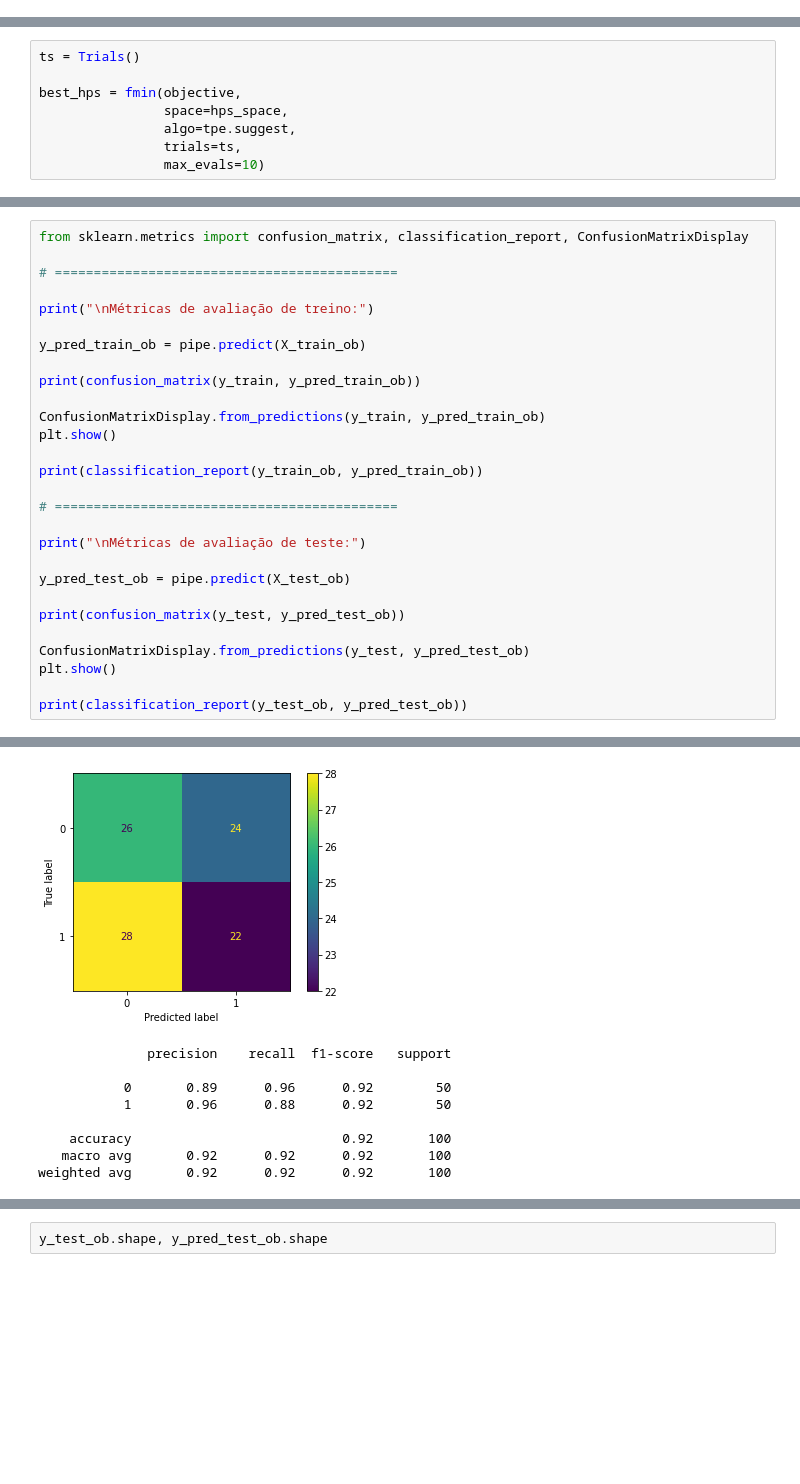
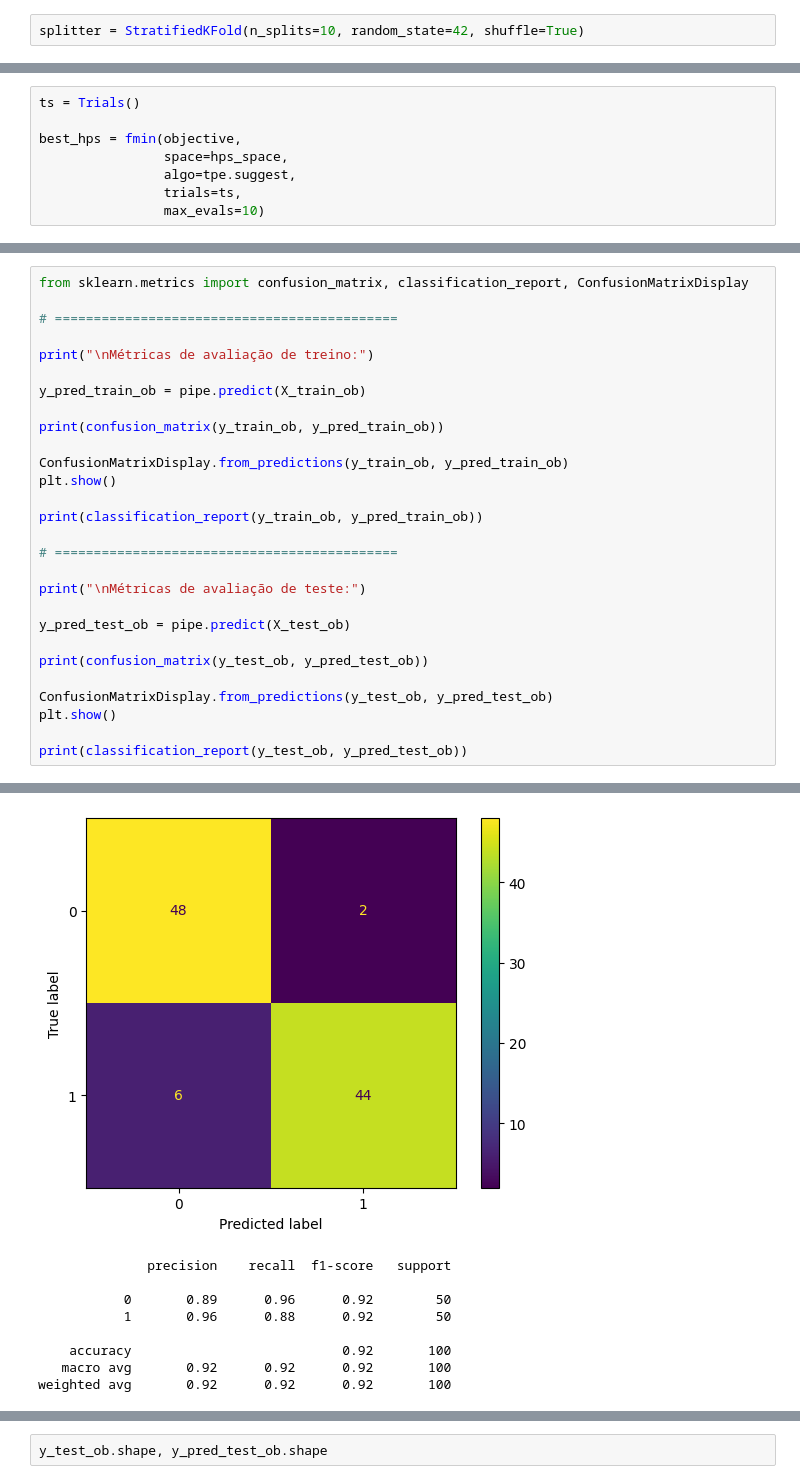
Before and after one commit to fabiobarreto-ds/Machine-Learning---Rede-Neural, a Jupyter notebook: 11-Publicidade/11_publicidade_XGBClassifier_Keras.ipynb, the cells around one changed output, grey strips where cells are left out. Saved outputs shown, nothing was run; the diff lists cells and outputs as text; blank space fills up the shorter version.

```diff
--- a/11-Publicidade/11_publicidade_XGBClassifier_Keras.ipynb
+++ b/11-Publicidade/11_publicidade_XGBClassifier_Keras.ipynb
@@ -407,0 +421,2 @@ publicidade_xgbc.fit(X_train, y_train)
+# %%
+splitter = StratifiedKFold(n_splits=10, random_state=42, shuffle=True)
@@ -732,9 +770,9 @@ print("\nMétricas de avaliação de treino:")
 
 y_pred_train_ob = pipe.predict(X_train_ob)
 
-print(confusion_matrix(y_train, y_pred_train_ob))
+print(confusion_matrix(y_train_ob, y_pred_train_ob))
 
-ConfusionMatrixDisplay.from_predictions(y_train, y_pred_train_ob)
+ConfusionMatrixDisplay.from_predictions(y_train_ob, y_pred_train_ob)
 plt.show()
 
 print(classification_report(y_train_ob, y_pred_train_ob))
@@ -745,9 +783,9 @@ print("\nMétricas de avaliação de teste:")
 
 y_pred_test_ob = pipe.predict(X_test_ob)
 
-print(confusion_matrix(y_test, y_pred_test_ob))
+print(confusion_matrix(y_test_ob, y_pred_test_ob))
 
-ConfusionMatrixDisplay.from_predictions(y_test, y_pred_test_ob)
+ConfusionMatrixDisplay.from_predictions(y_test_ob, y_pred_test_ob)
 plt.show()
 
 print(classification_report(y_test_ob, y_pred_test_ob))
@@ -772,4 +810,4 @@ Métricas de avaliação de teste:
-[figure, old version]
+[figure, new version]
               precision    recall  f1-score   support
 
            0       0.89      0.96      0.92        50
```
Also changed, not shown: parts of 66 cells of this notebook.
